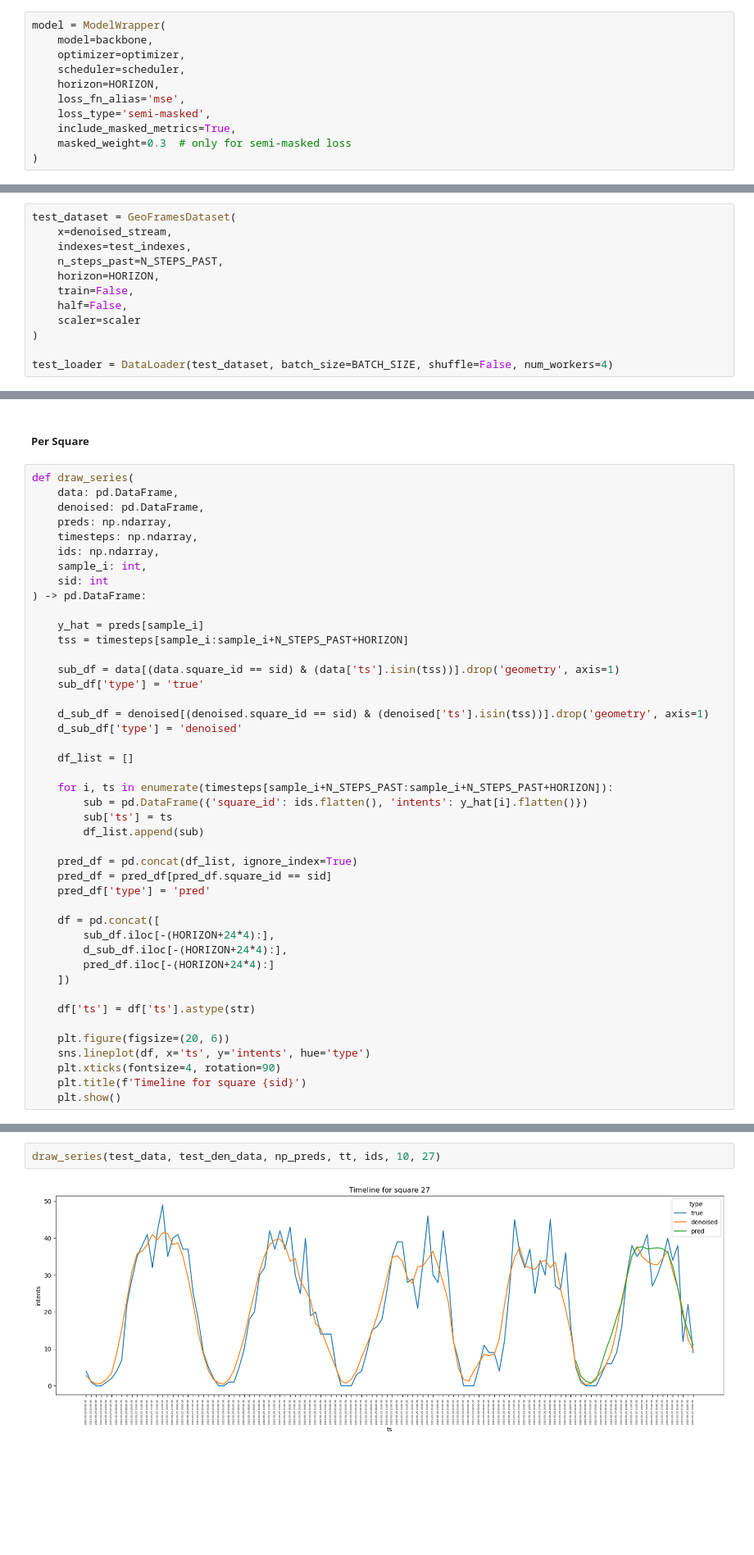
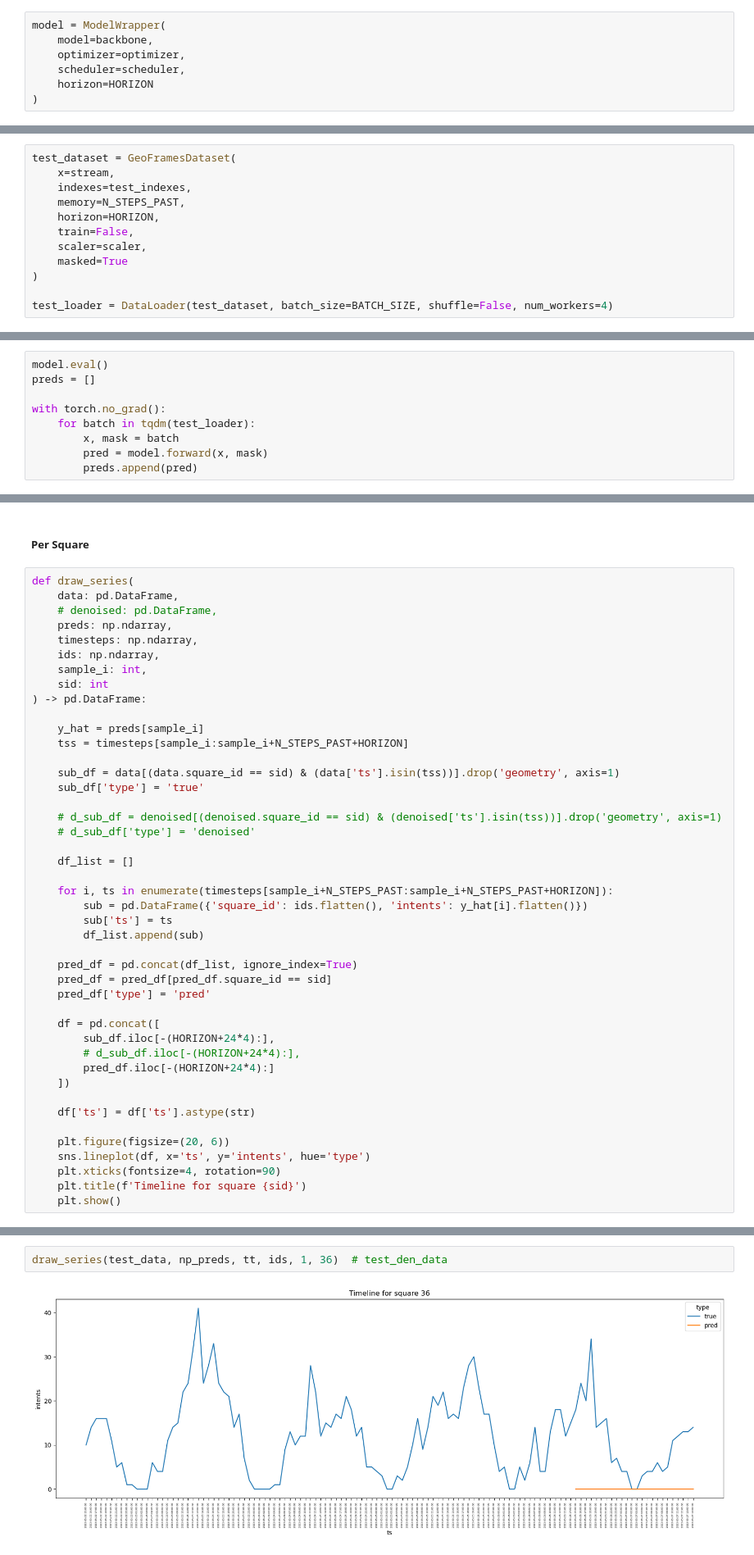
Before and after one commit to andreychubin-careem/geo_spatial_convlstm, a Jupyter notebook: train_model.ipynb, the cells around one changed output, grey strips where cells are left out. Shown at 82% size. Saved outputs shown, nothing was run; the diff lists cells and outputs as text; blank space fills up the shorter version.

```diff
--- a/train_model.ipynb
+++ b/train_model.ipynb
@@ -193,11 +170,7 @@ model = ModelWrapper(
     model=backbone,
     optimizer=optimizer,
     scheduler=scheduler,
-    horizon=HORIZON,
-    loss_fn_alias='mse',
-    loss_type='semi-masked',
-    include_masked_metrics=True,
-    masked_weight=0.3  # only for semi-masked loss
+    horizon=HORIZON
 )
 # %%
 trainer = pl.Trainer(
@@ -246,13 +219,13 @@ Total estimated model params size (MB): 0
 ### Testing
 # %%
 test_dataset = GeoFramesDataset(
-    x=denoised_stream,
+    x=stream,
     indexes=test_indexes,
-    n_steps_past=N_STEPS_PAST,
+    memory=N_STEPS_PAST,
     horizon=HORIZON,
     train=False,
-    half=False,
-    scaler=scaler
+    scaler=scaler,
+    masked=True
 )
 
 test_loader = DataLoader(test_dataset, batch_size=BATCH_SIZE, shuffle=False, num_workers=4)
@@ -266,0 +244,9 @@ Loaded model weights from the checkpoint at amman_1H_convttlstm_logs/lightning_l
+# %%
+model.eval()
+preds = []
+
+with torch.no_grad():
+    for batch in tqdm(test_loader):
+        x, mask = batch
+        pred = model.forward(x, mask)
+        preds.append(pred)
@@ -285,7 +267,7 @@ squares.explore(map_kwds=dict(scrollWheelZoom=False, dragging=False), zoom_contr
 # %%
 def draw_series(
     data: pd.DataFrame,
-    denoised: pd.DataFrame,
+    # denoised: pd.DataFrame,
     preds: np.ndarray,
     timesteps: np.ndarray,
     ids: np.ndarray,
@@ -299,8 +281,8 @@ def draw_series(
     sub_df = data[(data.square_id == sid) & (data['ts'].isin(tss))].drop('geometry', axis=1)
     sub_df['type'] = 'true'
 
-    d_sub_df = denoised[(denoised.square_id == sid) & (denoised['ts'].isin(tss))].drop('geometry', axis=1)
-    d_sub_df['type'] = 'denoised'
+    # d_sub_df = denoised[(denoised.square_id == sid) & (denoised['ts'].isin(tss))].drop('geometry', axis=1)
+    # d_sub_df['type'] = 'denoised'
 
     df_list = []
 
@@ -315,7 +297,7 @@ def draw_series(
 
     df = pd.concat([
         sub_df.iloc[-(HORIZON+24*4):],
-        d_sub_df.iloc[-(HORIZON+24*4):],
+        # d_sub_df.iloc[-(HORIZON+24*4):],
         pred_df.iloc[-(HORIZON+24*4):]
     ])
 
@@ -333,7 +315,7 @@ test_den_data = denoised_df[denoised_df['ts'] >= tt[0]].copy()
 # %%
-draw_series(test_data, test_den_data, np_preds, tt, ids, 10, 27)
+draw_series(test_data, np_preds, tt, ids, 1, 36)  # test_den_data
 # %% [output]
-[figure, old version]
+[figure, new version]
 # %% [markdown]
 ##### Aggregated
 # %%
```
Also changed, not shown: parts of 26 cells of this notebook, 22 other files.
